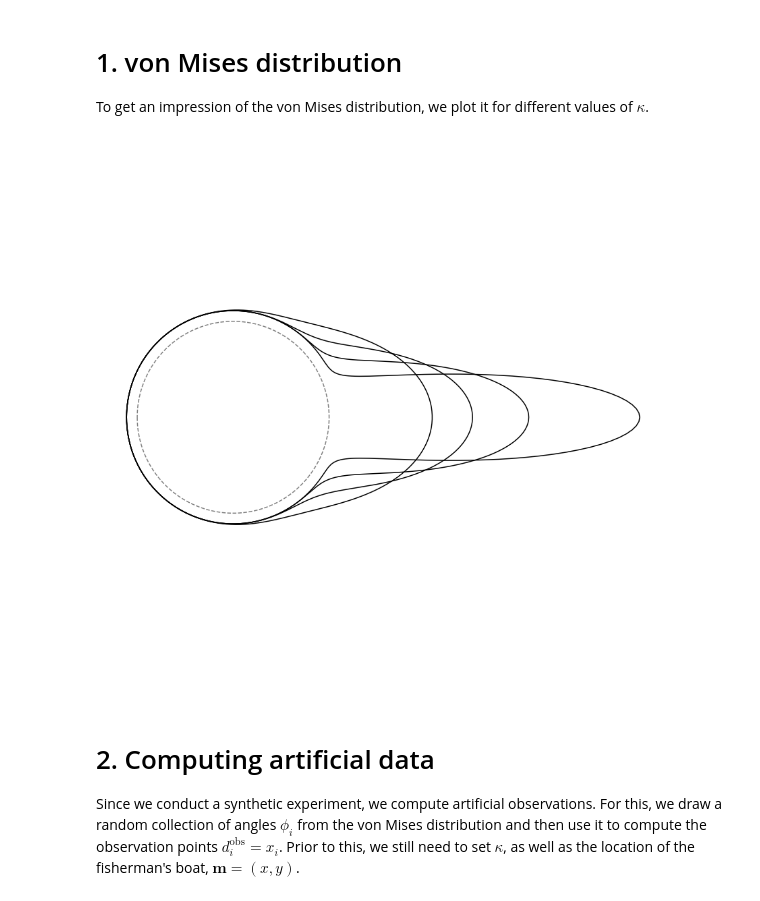
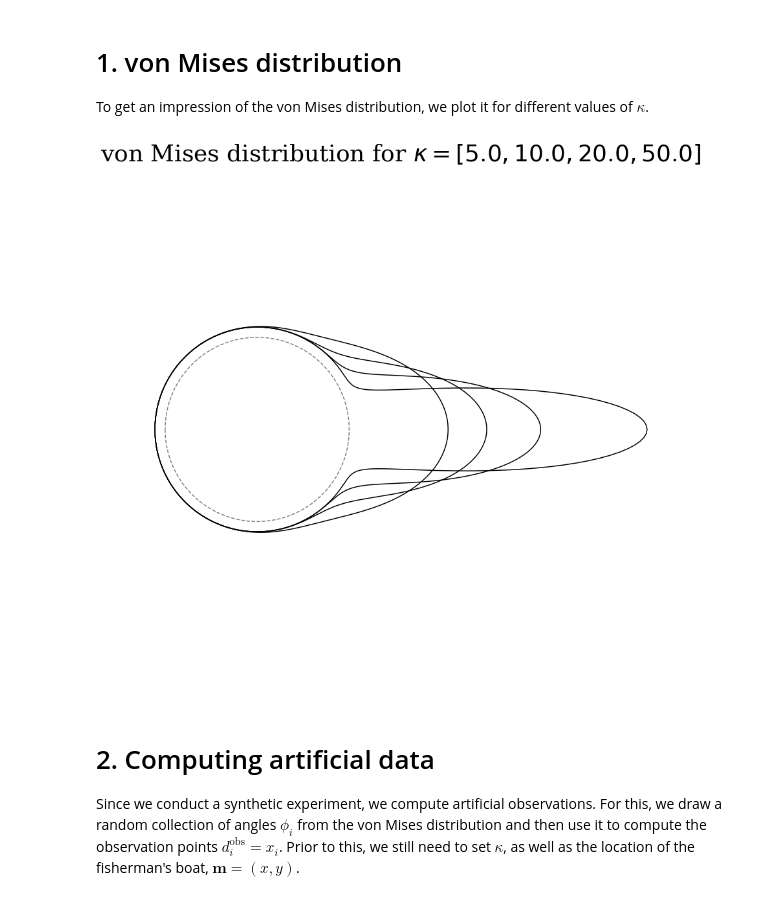
Before and after one commit to fabian-kutschera/WP15_InverseGeophysics, a Jupyter notebook: 01/Find the fisherman/Find the fisherman.ipynb, the cells around one changed output. Saved outputs shown, nothing was run; the diff lists cells and outputs as text; code cells hidden in the pictures.

```diff
--- a/01/Find the fisherman/Find the fisherman.ipynb
+++ b/01/Find the fisherman/Find the fisherman.ipynb
@@ -70,29 +68,30 @@ To get an impression of the von Mises distribution, we plot it for different val
 # %%
 phi = np.arange(-np.pi, np.pi + np.pi / 300.0, np.pi / 300.0)
 
 # unit circle
 x = 0.9 * np.cos(phi)
 y = 0.9 * np.sin(phi)
 
 # von Mises distribution for a range of kappas
 kappa = [5.0, 10.0, 20.0, 50.0]
 
 plt.subplots(figsize=(15, 15))
 plt.plot(x, y, "--", color=[0.5, 0.5, 0.5])
 
 for k in kappa:
 
     # unit circle plus von Mises distribution
     px = (1.0 + vonmises.pdf(phi, k)) * np.cos(phi)
     py = (1.0 + vonmises.pdf(phi, k)) * np.sin(phi)
     plt.plot(px, py, "k")
 
 plt.axis("equal")
 plt.axis("off")
+plt.title("von Mises distribution for $\kappa = {}$".format(kappa))
 plt.savefig("vonMises.pdf", format="pdf")
 plt.show()
 # %% [output]
-[figure, old version]
+[figure, new version]
 # %% [markdown]
 # 2. Computing artificial data
 
```
Also changed, not shown: parts of 3 cells of this notebook, 3 other files.
